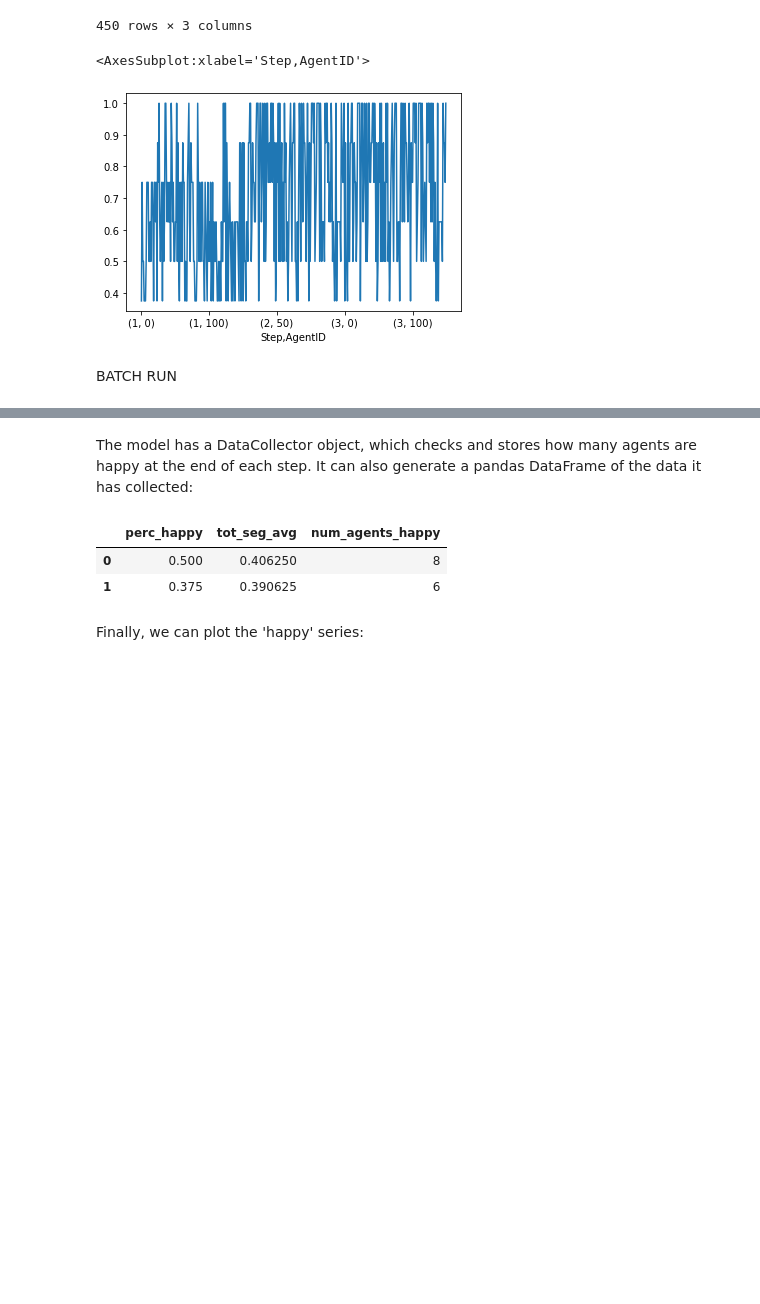
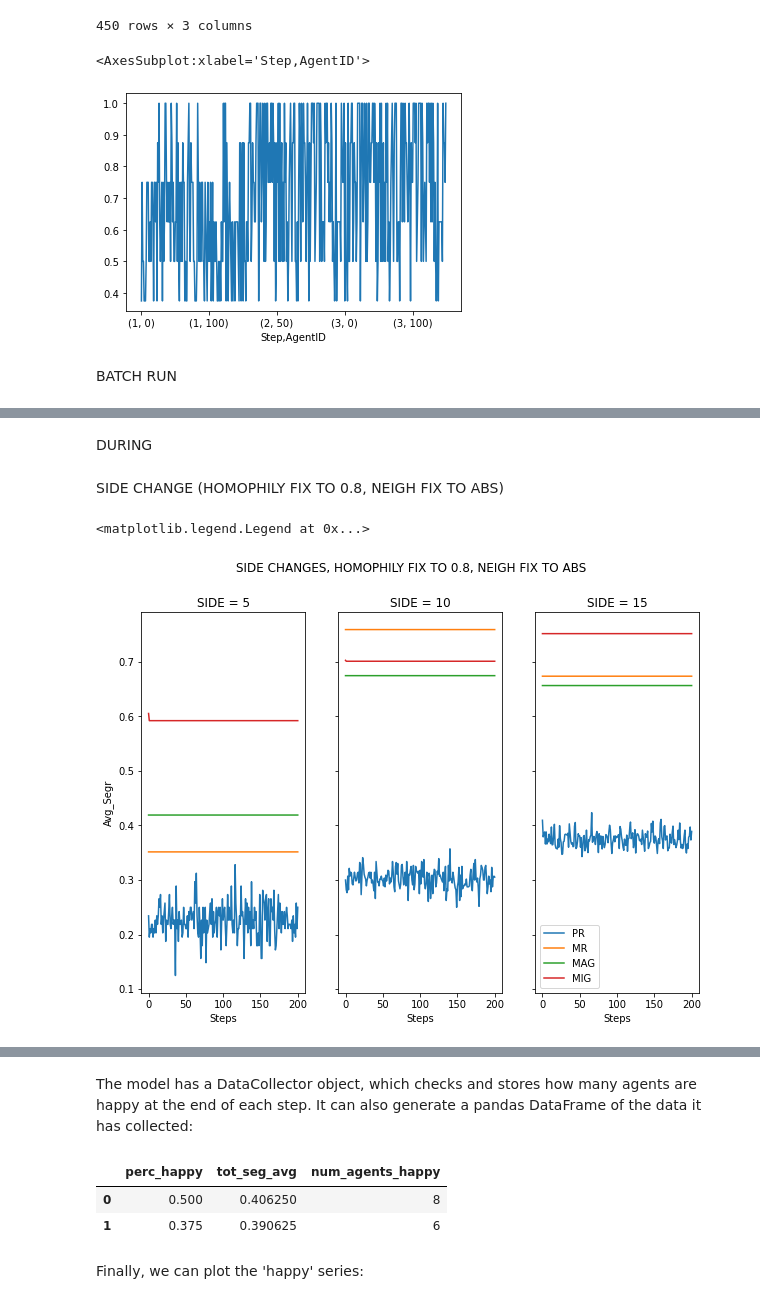
Before and after one commit to matteo-Donofrio-unipi/GEOSPA, a Jupyter notebook: schelling_model2.ipynb, the cells around one changed output, grey strips where cells are left out. Cells and saved outputs as stored; diff of their text form; code cells hidden in the pictures; blank space fills up the shorter version.

```diff
--- a/schelling_model2.ipynb
+++ b/schelling_model2.ipynb
@@ -198,0 +165,3 @@ df_rel
+# %%
+df2 = df.drop(['skip_if_not_happy', 'x','y','iteration'], axis=1)
+df2
@@ -198,0 +200,67 @@ df_rel
+# %% [markdown]
+DURING
+# %% [markdown]
+SIDE CHANGE (HOMOPHILY FIX TO 0.8, NEIGH FIX TO ABS)
+# %%
+f, (ax1, ax2, ax3) = plt.subplots(1, 3, figsize=(10, 7), sharey = True)
+
+
+p1 = df2[(df2["side"]==5) & (df2["homophily"]==0.8) & (df2["neighborhood_type"]=="abs")]
+
+pPR = p1[p1["relocation_policy"]=="pure_random"]
+pMR = p1[p1["relocation_policy"]=="mild_random"]
+pMAG = p1[p1["relocation_policy"]=="max_gain"]
+pMIG = p1[p1["relocation_policy"]=="min_gain"]
+
+
+ax1.plot(pPR["Step"], pPR["tot_seg"],  label='PR')
+ax1.plot(pMR["Step"], pMR["tot_seg"],  label='MR')
+ax1.plot(pMAG["Step"], pMAG["tot_seg"],  label='MAG')
+ax1.plot(pMIG["Step"], pMIG["tot_seg"],  label='MIG')
+
+###############################àà
+
+p1 = df2[(df2["side"]==10) & (df2["homophily"]==0.8) & (df2["neighborhood_type"]=="abs")]
+
+pPR = p1[p1["relocation_policy"]=="pure_random"]
+pMR = p1[p1["relocation_policy"]=="mild_random"]
+pMAG = p1[p1["relocation_policy"]=="max_gain"]
+pMIG = p1[p1["relocation_policy"]=="min_gain"]
+
+ax2.plot(pPR["Step"], pPR["tot_seg"],  label='PR')
+ax2.plot(pMR["Step"], pMR["tot_seg"],  label='MR')
+ax2.plot(pMAG["Step"], pMAG["tot_seg"],  label='MAG')
+ax2.plot(pMIG["Step"], pMIG["tot_seg"],  label='MIG')
+
+
+################################################
+
+
+p1 = df2[(df2["side"]==15) & (df2["homophily"]==0.8) & (df2["neighborhood_type"]=="abs")]
+
+pPR = p1[p1["relocation_policy"]=="pure_random"]
+pMR = p1[p1["relocation_policy"]=="mild_random"]
+pMAG = p1[p1["relocation_policy"]=="max_gain"]
+pMIG = p1[p1["relocation_policy"]=="min_gain"]
+
+ax3.plot(pPR["Step"], pPR["tot_seg"],  label='PR')
+ax3.plot(pMR["Step"], pMR["tot_seg"],  label='MR')
+ax3.plot(pMAG["Step"], pMAG["tot_seg"],  label='MAG')
+ax3.plot(pMIG["Step"], pMIG["tot_seg"],  label='MIG')
+
+
+ax1.set_title('SIDE = 5')
+ax1.set_xlabel('Steps')
+ax1.set_ylabel('Avg_Segr')
+
+ax2.set_title('SIDE = 10')
+ax2.set_xlabel('Steps')
+
+ax3.set_title('SIDE = 15')
+ax3.set_xlabel('Steps')
+
+f.suptitle('SIDE CHANGES, HOMOPHILY FIX TO 0.8, NEIGH FIX TO ABS')
+plt.legend()
+# %% [output]
+<matplotlib.legend.Legend at 0x...>
+[figure, added]
```
Also changed, not shown: parts of 38 cells of this notebook, 1 other file.
